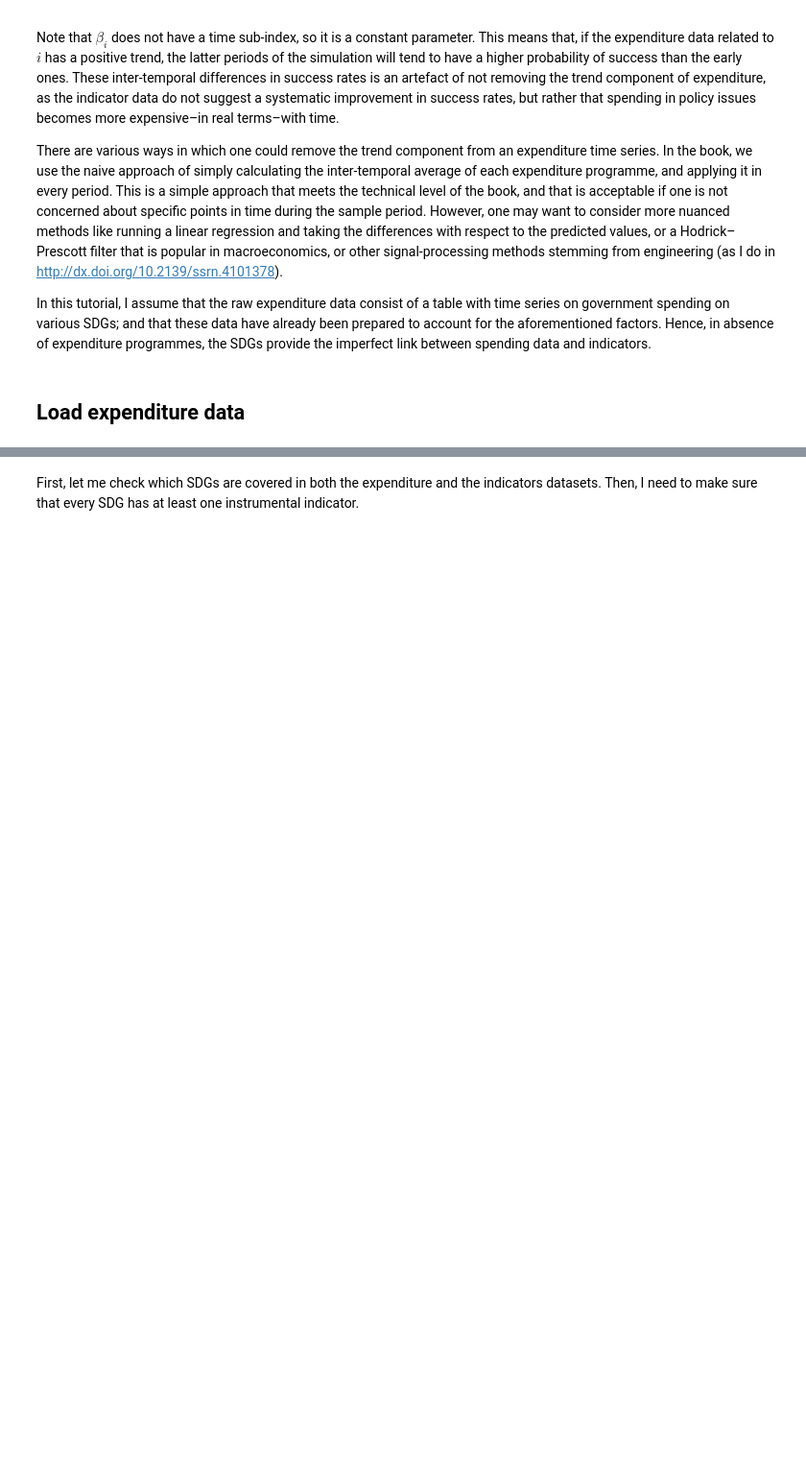
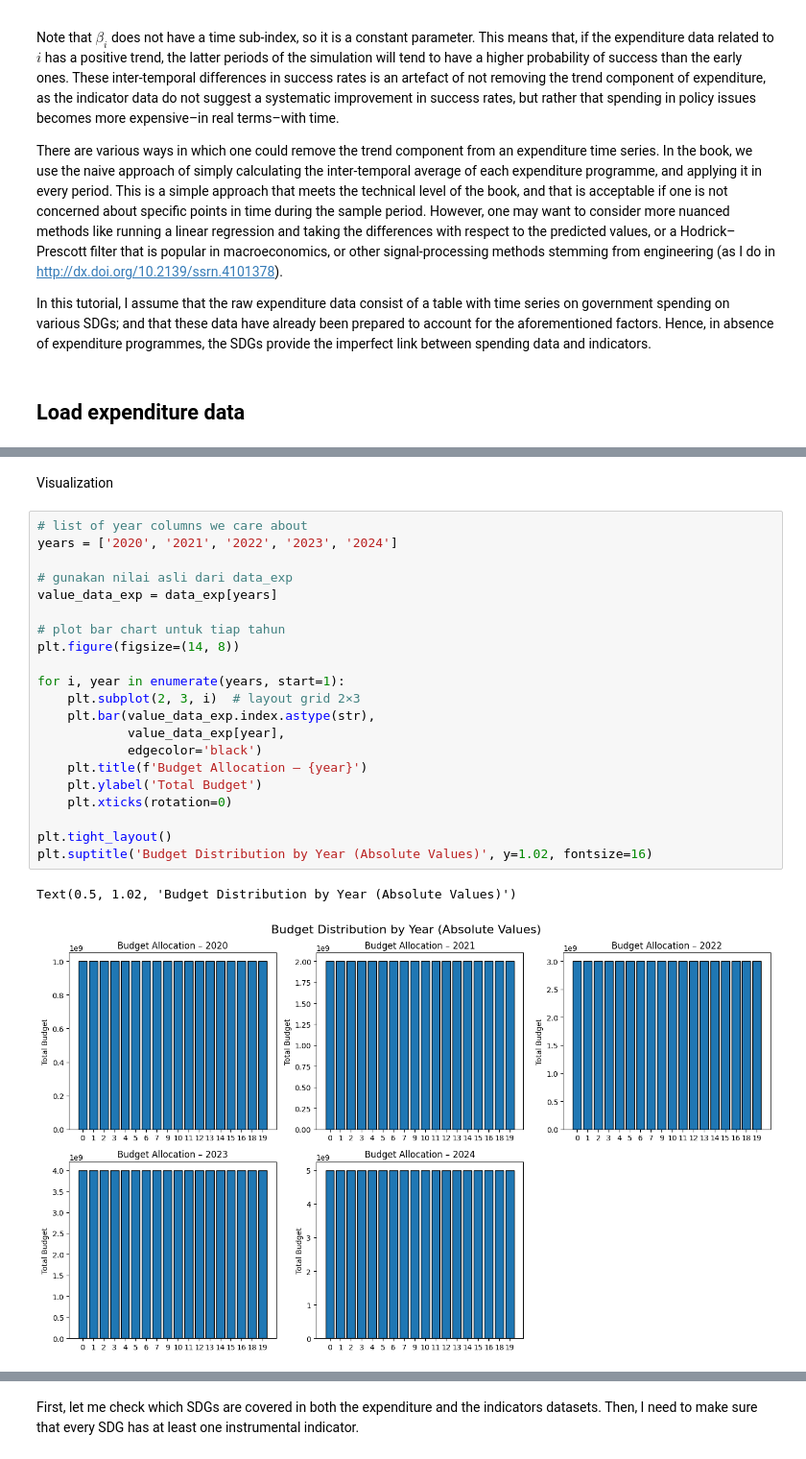
Before and after one commit to agi2019/ppi-gci, a Jupyter notebook: tutorials/01c - data preparation (expenditure).ipynb, the cells around one changed output, grey strips where cells are left out. Shown at 96% size. Saved outputs shown, nothing was run; the diff lists cells and outputs as text; blank space fills up the shorter version.

```diff
--- a/tutorials/01c - data preparation (expenditure).ipynb
+++ b/tutorials/01c - data preparation (expenditure).ipynb
@@ -70,0 +78,26 @@ data_exp
+# %% [markdown]
+Visualization
+# %%
+# list of year columns we care about
+years = ['2020', '2021', '2022', '2023', '2024']
+
+# gunakan nilai asli dari data_exp
+value_data_exp = data_exp[years]
+
+# plot bar chart untuk tiap tahun
+plt.figure(figsize=(14, 8))
+
+for i, year in enumerate(years, start=1):
+    plt.subplot(2, 3, i)  # layout grid 2×3
+    plt.bar(value_data_exp.index.astype(str),
+            value_data_exp[year],
+            edgecolor='black')
+    plt.title(f'Budget Allocation – {year}')
+    plt.ylabel('Total Budget')
+    plt.xticks(rotation=0)
+
+plt.tight_layout()
+plt.suptitle('Budget Distribution by Year (Absolute Values)', y=1.02, fontsize=16)
+# %% [output]
+Text(0.5, 1.02, 'Budget Distribution by Year (Absolute Values)')
+[figure, added]
```
Also changed, not shown: parts of 9 cells of this notebook.
